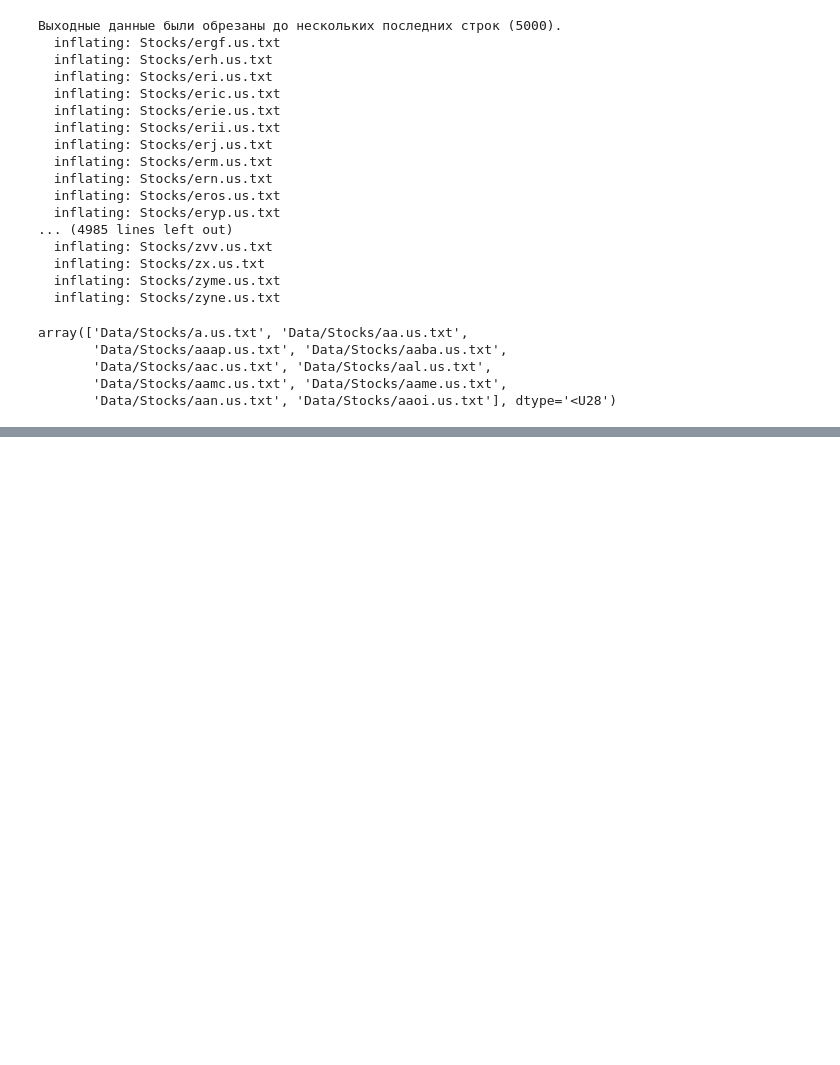
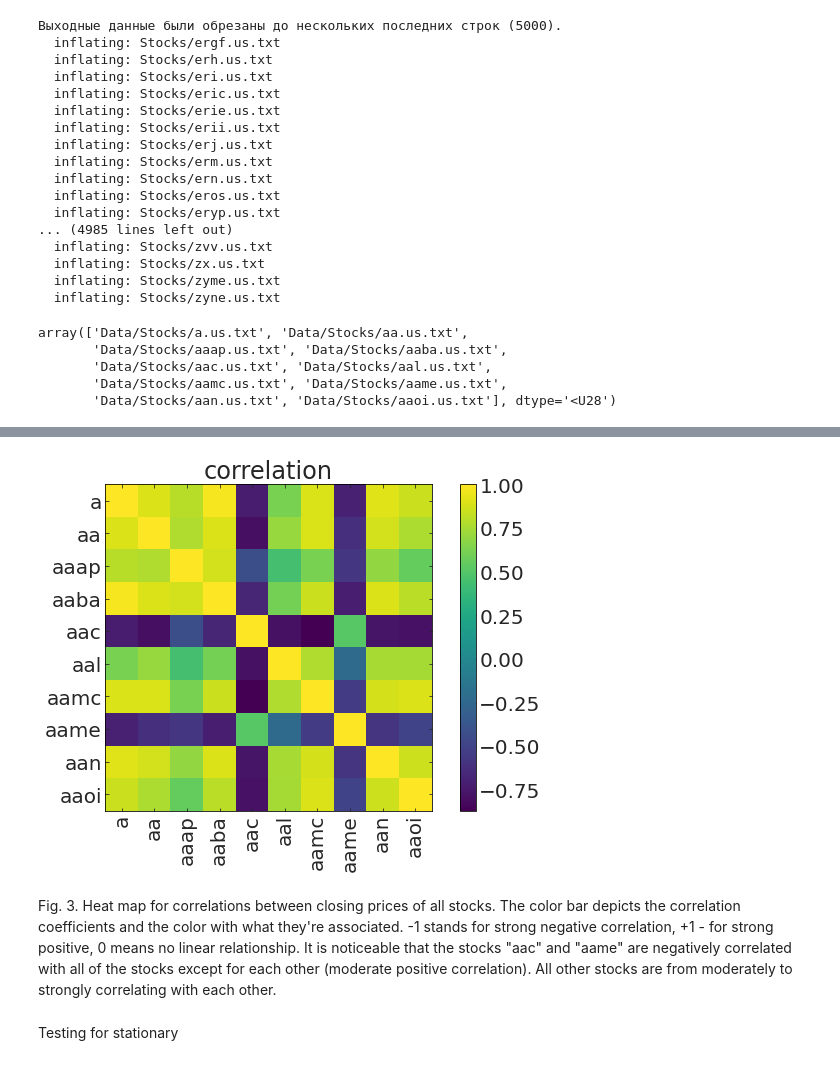
Before and after one commit to cristinarainich/MLTSA22_KRainich, a Jupyter notebook: HW2/HW2.ipynb, the cells around one changed output, grey strips where cells are left out. Saved outputs shown, nothing was run; the diff lists cells and outputs as text; code cells hidden in the pictures; blank space fills up the shorter version.

```diff
--- a/HW2/HW2.ipynb
+++ b/HW2/HW2.ipynb
@@ -178,0 +240,13 @@ data[['Date', 'Close']]
+# %%
+# you can visualize it as a heat map with imshow
+pl.imshow(tss.corr())
+pl.colorbar()
+pl.title("correlation")
+pl.xticks(range(len(tss.columns)), tss.columns, rotation=90)
+pl.yticks(range(len(tss.columns)), tss.columns);
+# %% [output]
+[figure, added]
+# %% [markdown]
+Fig. 3. Heat map for correlations between closing prices of all stocks. The color bar depicts the correlation coefficients and the color with what they're associated. -1 stands for strong negative correlation, +1 - for strong positive, 0 means no linear relationship. It is noticeable that the stocks "aac" and "aame" are negatively correlated with all of the stocks except for each other (moderate positive correlation). All other stocks are from moderately to strongly correlating with each other.
+# %% [markdown]
+Testing for stationary
```
Also changed, not shown: parts of 16 cells of this notebook.
